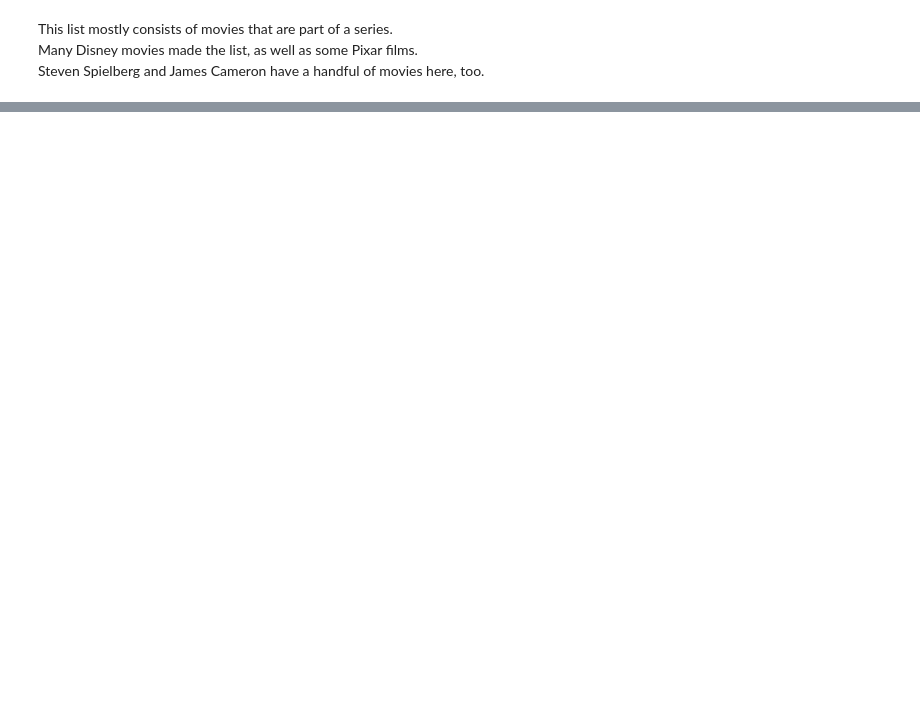
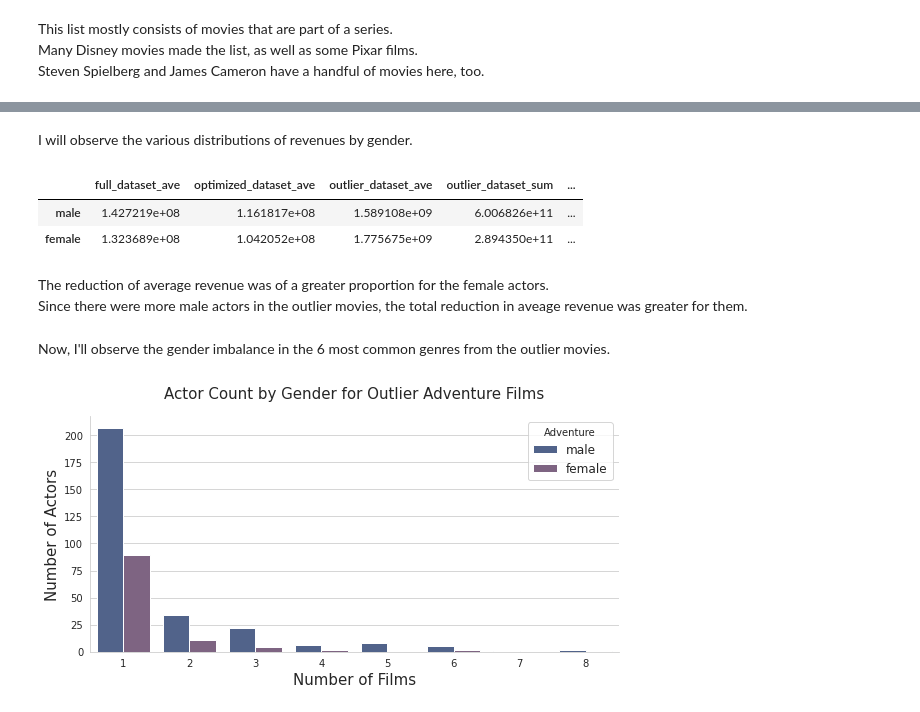
Before and after one commit to christianspybrook/movie_actor_tree_ensembles, a Jupyter notebook: data_wrangling/capstone2_optimize_target.ipynb, the cells around one changed output, grey strips where cells are left out. Drawn from its saved outputs; the diff is of its cells as text; code cells hidden in the pictures; blank space fills up the shorter version.

```diff
--- a/data_wrangling/capstone2_optimize_target.ipynb
+++ b/data_wrangling/capstone2_optimize_target.ipynb
@@ -1222,0 +1736,17 @@ Animation and series movies can greatly increase the average value of an actor,
+# %%
+# extract actors who were in outlier movies, and aggregate over those films
+actor_in_outlier_movie = actor_df[actor_df['movie_id'].isin(
+    ids_outlier_movies)][actor_features + genres_lst + ['revenue']].groupby(
+    'person_id').agg(
+    {'name': 'first', 'age': np.mean, 'gender': 'first', 'revenue': np.mean,
+     'action': np.sum, 'adventure': np.sum, 'animation': np.sum, 'comedy': np.sum,
+     'crime': np.sum, 'drama': np.sum, 'family': np.sum, 'fantasy': np.sum,
+     'history': np.sum, 'horror': np.sum, 'music': np.sum, 'mystery': np.sum,
+     'romance': np.sum, 'science_fiction': np.sum, 'thriller': np.sum,
+     'war': np.sum, 'western': np.sum
+    }).reset_index().rename(columns={'index': 'person_id'})
+
+# change gender labels
+actor_in_outlier_movie['gender'].replace([0, 1], ['male', 'female'], inplace=True)
+
+actor_in_outlier_movie
@@ -1222,0 +1805,2 @@ Animation and series movies can greatly increase the average value of an actor,
+# %% [markdown]
+I will observe the various distributions of revenues by gender.
@@ -1222,0 +1843,27 @@ Animation and series movies can greatly increase the average value of an actor,
+# %%
+# get revenues by gender for full, optimized, and outlier movies datasets
+get_average_revenues_by_gender().round(2)
+# %% [output]
+|  | full_dataset_ave | optimized_dataset_ave | outlier_dataset_ave | outlier_dataset_sum | ... |
+| male | 1.427219e+08 | 1.161817e+08 | 1.589108e+09 | 6.006826e+11 | ... |
+| female | 1.323689e+08 | 1.042052e+08 | 1.775675e+09 | 2.894350e+11 | ... |
+# %% [markdown]
+The reduction of average revenue was of a greater proportion for the female actors.<br>
+Since there were more male actors in the outlier movies, the total reduction in aveage revenue was greater for them.
+# %% [markdown]
+Now, I'll observe the gender imbalance in the 6 most common genres from the outlier movies.
+# %%
+# plot number of actors in outlier adventure movies by gender & number of appearances
+
+sns.catplot(x='adventure', hue='gender',
+            data=actor_in_outlier_movie[actor_in_outlier_movie['adventure'] > 0],
+            kind='count', legend_out=False, height=4, aspect=2)
+
+plt.xlabel('Number of Films', fontsize=15)
+plt.ylabel('Number of Actors', fontsize=15)
+
+plt.legend(fontsize='large', title='Adventure', loc=1)
+
+plt.title('Actor Count by Gender for Outlier Adventure Films', fontsize=15, y=1.05);
+# %% [output]
+[figure, added]
```
Also changed, not shown: parts of 149 cells of this notebook.
